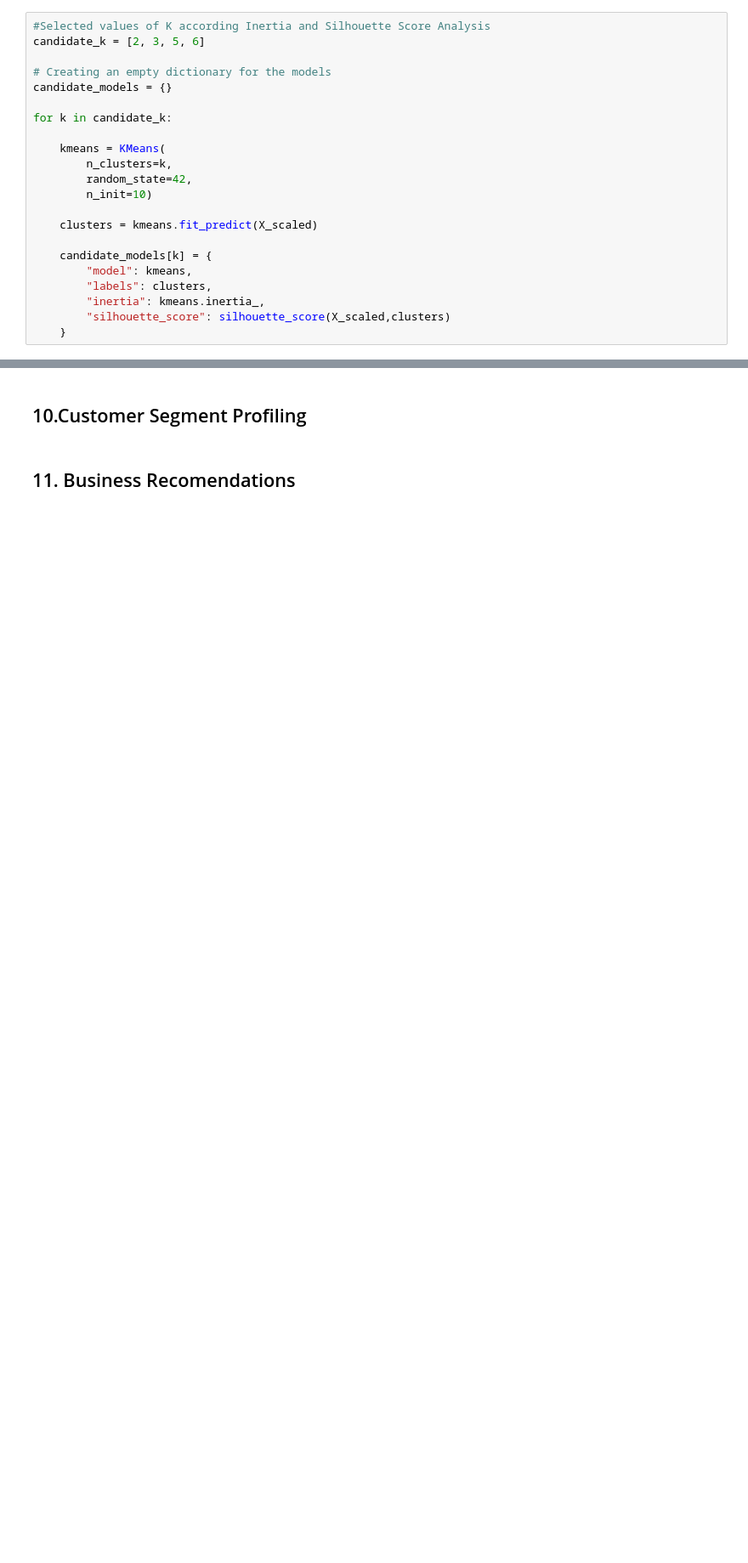
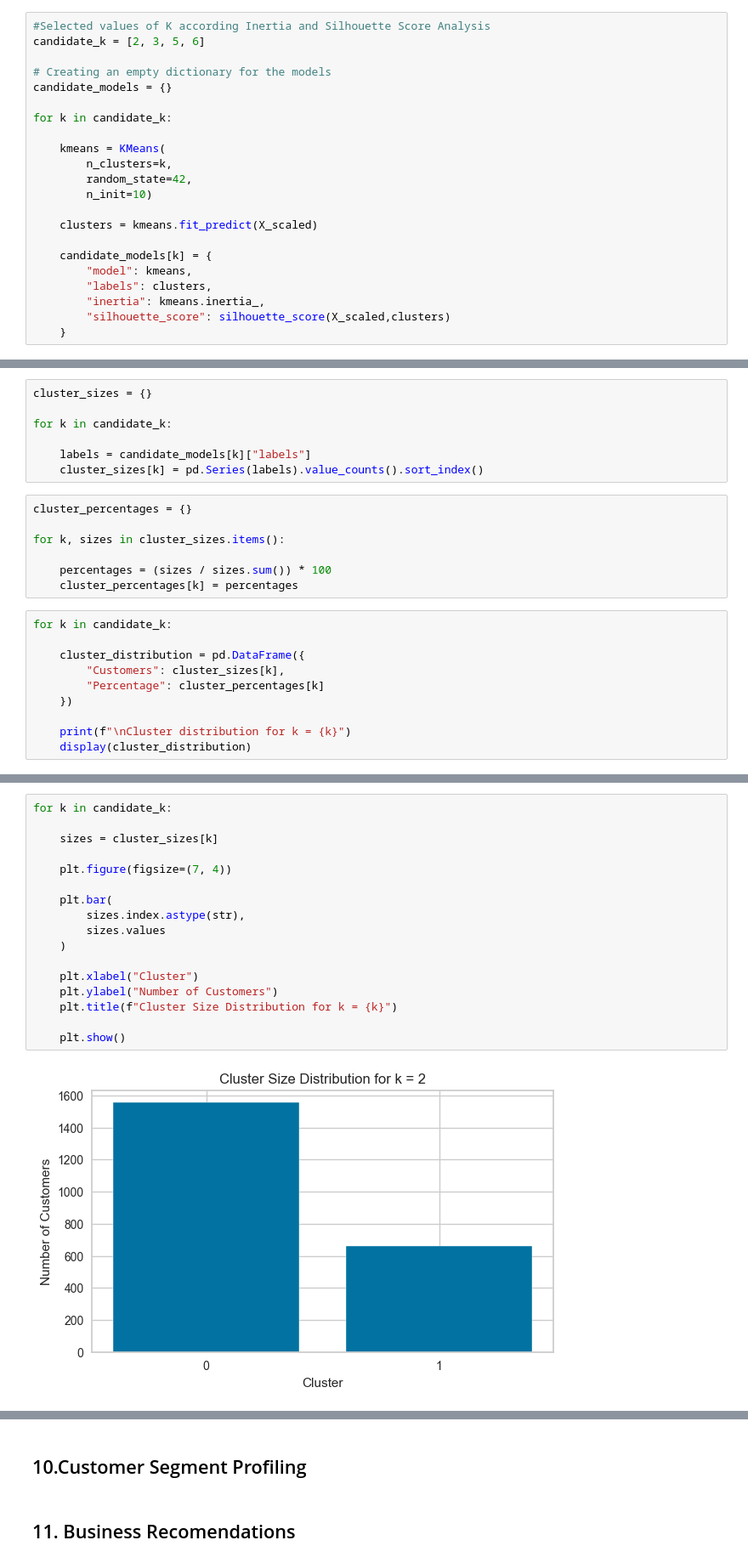
Before and after one commit to fridacarbajalordonez/customer-segmentation-kmeans, a Jupyter notebook: notebooks/customer_segmentation.ipynb, the cells around one changed output, grey strips where cells are left out. Shown at 85% size. Drawn from its saved outputs; the diff is of its cells as text; blank space fills up the shorter version.

```diff
--- a/notebooks/customer_segmentation.ipynb
+++ b/notebooks/customer_segmentation.ipynb
@@ -1423,0 +1416,24 @@ candidate_models[6]["silhouette_score"]
+# %%
+cluster_sizes = {}
+
+for k in candidate_k:
+
+    labels = candidate_models[k]["labels"]
+    cluster_sizes[k] = pd.Series(labels).value_counts().sort_index()
+# %%
+cluster_percentages = {}
+
+for k, sizes in cluster_sizes.items():
+
+    percentages = (sizes / sizes.sum()) * 100
+    cluster_percentages[k] = percentages
+# %%
+for k in candidate_k:
+
+    cluster_distribution = pd.DataFrame({
+        "Customers": cluster_sizes[k],
+        "Percentage": cluster_percentages[k]
+    })
+
+    print(f"\nCluster distribution for k = {k}")
+    display(cluster_distribution)
@@ -1423,0 +1465,19 @@ candidate_models[6]["silhouette_score"]
+# %%
+for k in candidate_k:
+
+    sizes = cluster_sizes[k]
+
+    plt.figure(figsize=(7, 4))
+
+    plt.bar(
+        sizes.index.astype(str),
+        sizes.values
+    )
+
+    plt.xlabel("Cluster")
+    plt.ylabel("Number of Customers")
+    plt.title(f"Cluster Size Distribution for k = {k}")
+
+    plt.show()
+# %% [output]
+[figure, added]
```
Also changed, not shown: parts of 6 cells of this notebook.
